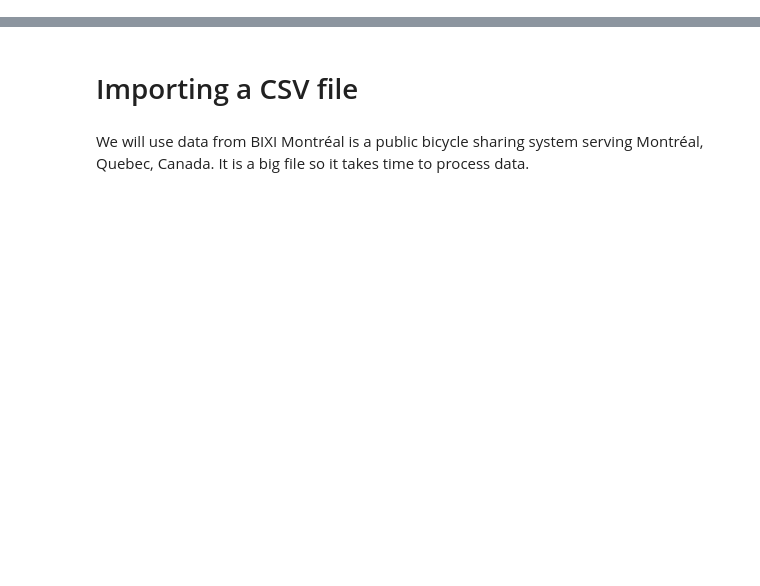
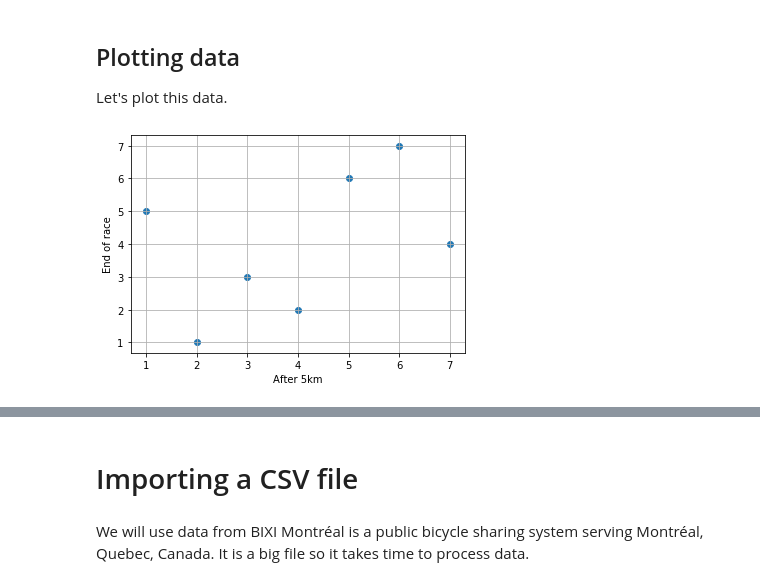
Before and after one commit to shinokada/python-for-ib-diploma-mathematics, a Jupyter notebook: Discover_the_strength_of_monotonic_relation.ipynb, the cells around one changed output, grey strips where cells are left out. Saved outputs shown, nothing was run; the diff lists cells and outputs as text; code cells hidden in the pictures; blank space fills up the shorter version.

```diff
--- a/Discover_the_strength_of_monotonic_relation.ipynb
+++ b/Discover_the_strength_of_monotonic_relation.ipynb
@@ -41,0 +61,13 @@ Let's find how the correlation of the rank at 5km relate to the rank of 10km run
+# %%
+race = pd.DataFrame(
+    [
+        [3,3],
+        [4,2],
+        [2,1],
+        [1,5],
+        [6,7],
+        [7,4],
+        [5,6]
+    ],
+    columns=["After 5km","End of race"])
+race
@@ -41,0 +83,4 @@ Let's find how the correlation of the rank at 5km relate to the rank of 10km run
+# %% [markdown]
+## Plotting data
+
+Let's plot this data.
@@ -41,0 +89,9 @@ Let's find how the correlation of the rank at 5km relate to the rank of 10km run
+# %%
+fig, ax = plt.subplots()
+ax.scatter(race.iloc[:,0],race.iloc[:,1])
+ax.set_xlabel('After 5km')
+ax.set_ylabel('End of race')
+ax.grid(True)
+plt.show()
+# %% [output]
+[figure, added]
```
Also changed, not shown: parts of 59 cells of this notebook, 1 other file.
